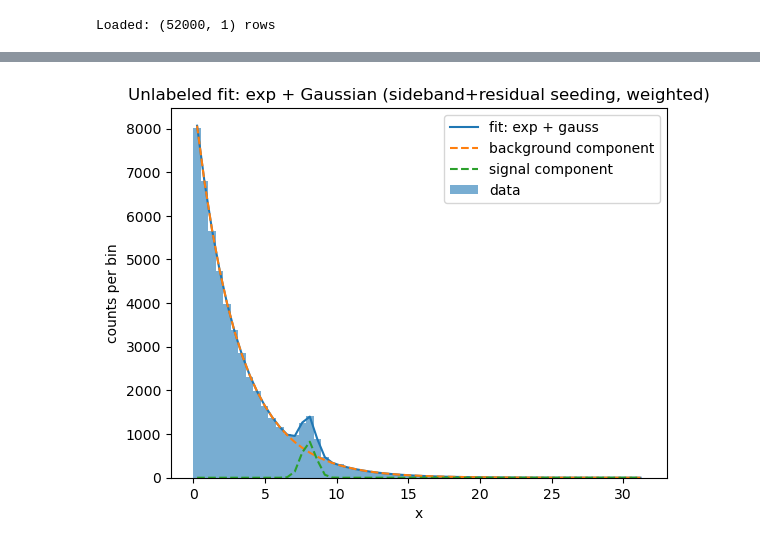
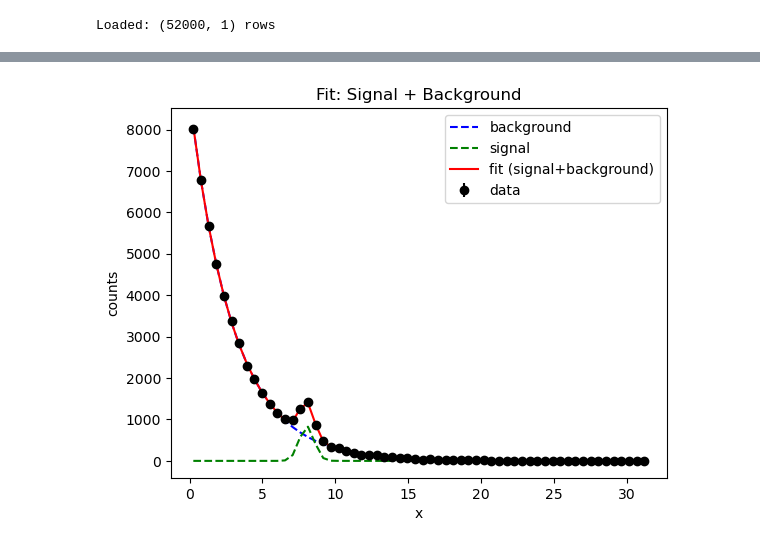
Before and after one commit to sykeisuke/phys399, a Jupyter notebook: Ex11_Fit.ipynb, the cells around one changed output, grey strips where cells are left out. Cells and saved outputs as stored; diff of their text form; code cells hidden in the pictures.

Commit message:
update data analysis

```diff
--- a/Ex11_Fit.ipynb
+++ b/Ex11_Fit.ipynb
@@ -7,7 +21,7 @@ import matplotlib.pyplot as plt
 from scipy.optimize import curve_fit
 # %%
 # --- 1. Load unlabeled CSV (generated previously as sample_lec11.csv) ---
-df = pd.read_csv("sample_ex11.csv")
+df = pd.read_csv("data/sample_ex11.csv")
 x = df["x"].values
 print("Loaded:", df.shape, "rows")
 # %% [output]
@@ -36,11 +44,11 @@ plt.legend(); plt.show()
 # %%
-# --- 3. Define model: counts per bin ~ width * [B * exp(-x/tau) + S * Gauss(x; mu, sigma)] ---
-def gauss_pdf(xc, mu, sigma):
-    return (1.0 / (np.sqrt(2*np.pi) * sigma)) * np.exp(-0.5 * ((xc - mu)/sigma)**2)
+# --- 3. Define models ---
+def gauss(x, A, mu, sigma):
+    return A * np.exp(-0.5 * ((x - mu) / sigma) ** 2)
 
-def bkg_counts(xc, B, tau):
-    return width * (B * np.exp(-xc / tau))
+def expo(x, B, tau):
+    return B * np.exp(-x / tau)
 
-def full_counts(xc, B, tau, S, mu, sigma):
-    return bkg_counts(xc, B, tau) + width * (S * gauss_pdf(xc, mu, sigma))
+def model(x, B, tau, A, mu, sigma):
+    return expo(x, B, tau) + gauss(x, A, mu, sigma)
 # %%
@@ -147,17 +82,19 @@ Observed=52000  |  Model≈51966.9  (bkg≈49934.0, sig≈2032.9)
 # %%
-# --- 7. Plot components ---
-y_fit = full_counts(centers, *pars)
-y_bkg = bkg_counts(centers, B, tau)
-y_sig = width * (S * gauss_pdf(centers, mu, sigma))
+# --- 6. Plot components ---
 
-plt.figure()
-plt.bar(centers, counts, width=width, alpha=0.6, label="data")
-plt.plot(centers, y_fit, label="fit: exp + gauss")
-plt.plot(centers, y_bkg, "--", label="background component")
-plt.plot(centers, y_sig, "--", label="signal component")
+plt.errorbar(centers, counts, yerr=sigma_y, fmt="ko", label="data")
+
+# individual components
+plt.plot(centers, expo(centers, B, tau), "b--", label="background")
+plt.plot(centers, gauss(centers, A, mu, sigma), "g--", label="signal")
+
+# combined model
+plt.plot(centers, model(centers, *pars), "r-", label="fit (signal+background)")
+
 plt.xlabel("x")
-plt.ylabel("counts per bin")
-plt.title("Unlabeled fit: exp + Gaussian (sideband+residual seeding, weighted)")
-plt.legend(); plt.show()
+plt.ylabel("counts")
+plt.title("Fit: Signal + Background")
+plt.legend()
+plt.show()
 # %% [output]
-[figure, old version]
+[figure, new version]
```
Also changed, not shown: parts of 5 cells of this notebook, 1 other file.
